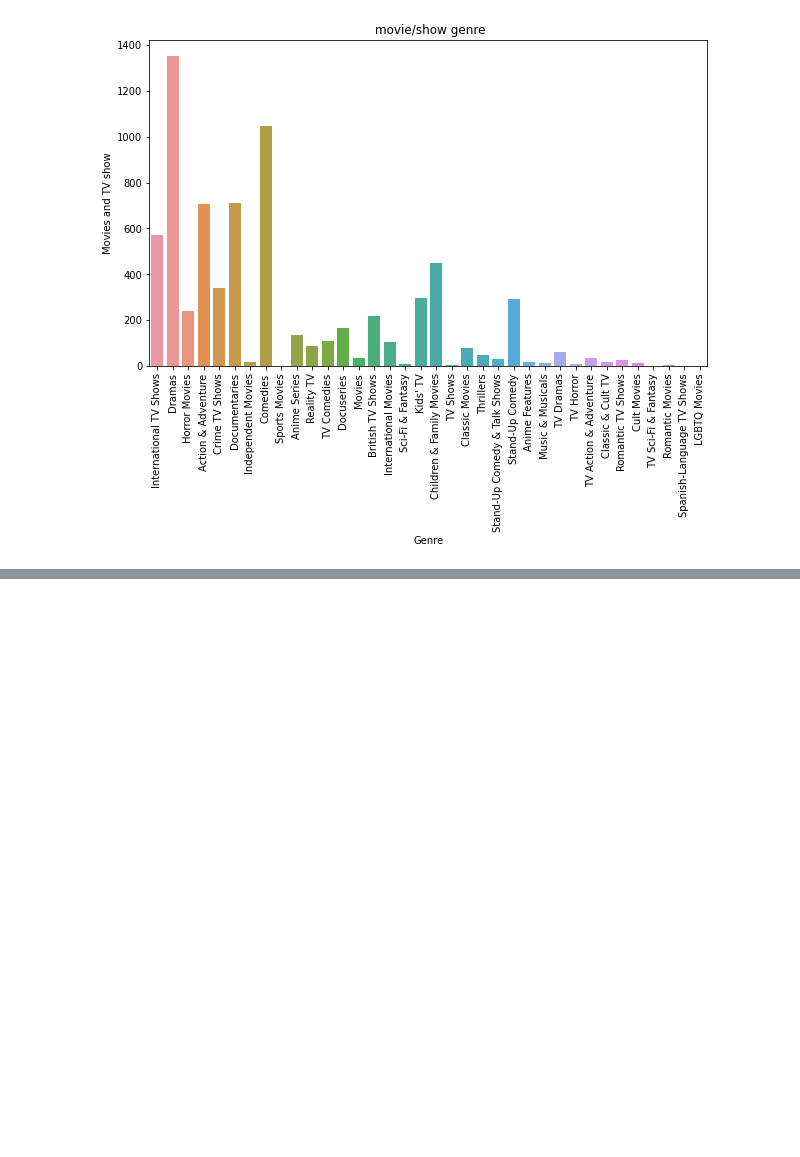
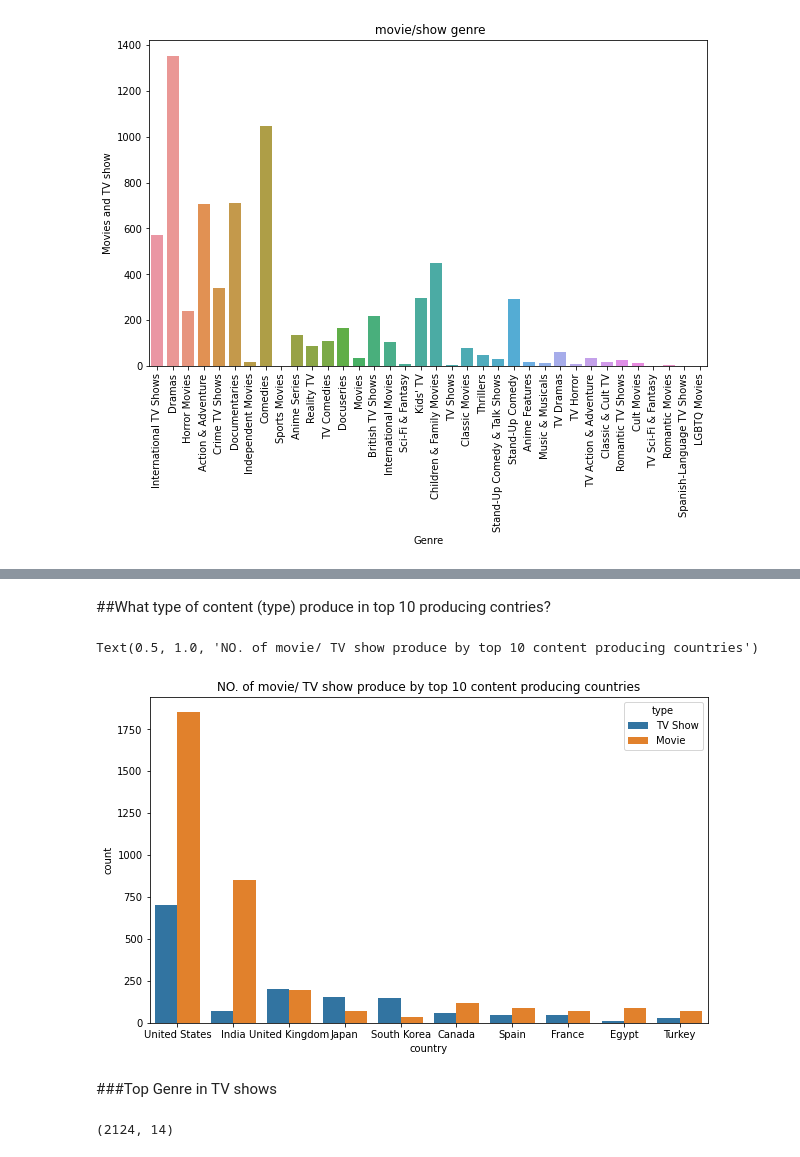
Before and after one commit to Anku0210/NETFLIX-MOVIES-AND-TV-SHOWS-CLUSTERING, a Jupyter notebook: NETFLIX_MOVIES_AND_TV_SHOWS_CLUSTERING.ipynb, the cells around one changed output, grey strips where cells are left out. Saved outputs shown, nothing was run; the diff lists cells and outputs as text; code cells hidden in the pictures; blank space fills up the shorter version.

```diff
--- a/NETFLIX_MOVIES_AND_TV_SHOWS_CLUSTERING.ipynb
+++ b/NETFLIX_MOVIES_AND_TV_SHOWS_CLUSTERING.ipynb
@@ -424,0 +467,10 @@ plt.show()
+# %% [markdown]
+##What type of content (type) produce in top 10 producing contries?
+# %%
+sns.countplot(data=data_copy,order=pd.value_counts(data_copy["country"]).iloc[:10].index, x = data_copy.country ,hue="type")
+plt.title("NO. of movie/ TV show produce by top 10 content producing countries")
+# %% [output]
+Text(0.5, 1.0, 'NO. of movie/ TV show produce by top 10 content producing countries')
+[figure, added]
+# %% [markdown]
+###Top Genre in TV shows
@@ -424,0 +479,4 @@ plt.show()
+# %%
+df_tv_shows.shape
+# %% [output]
+(2124, 14)
```
Also changed, not shown: parts of 49 cells of this notebook.
